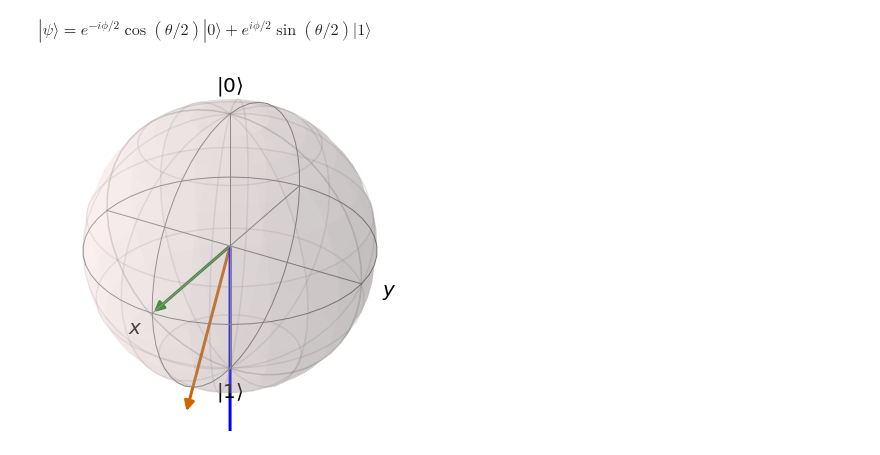
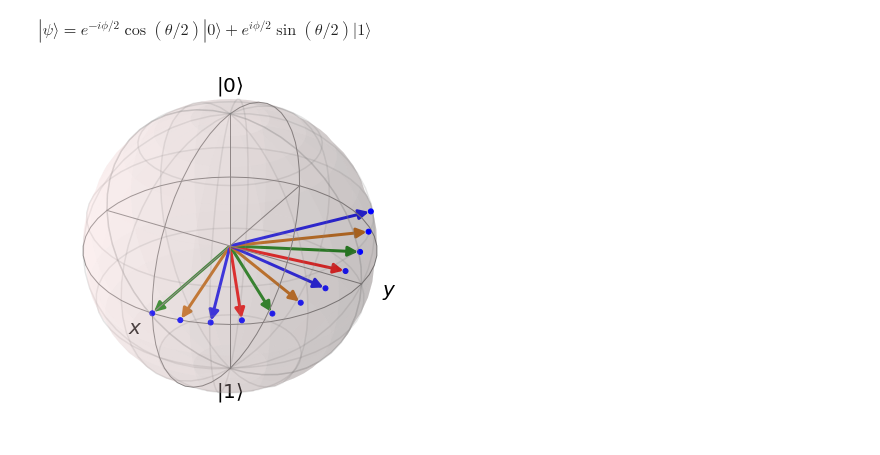
Before and after one commit to Sultanow/quantum, a Jupyter notebook: bloch_sphere/rotate_su2.ipynb, the cells around one changed output. Saved outputs shown, nothing was run; the diff lists cells and outputs as text; code cells hidden in the pictures.

```diff
--- a/bloch_sphere/rotate_su2.ipynb
+++ b/bloch_sphere/rotate_su2.ipynb
@@ -14,6 +14,15 @@ def to_spherical(state):
     θ = 2 * np.arccos(r0 / r)
     ϕ = ϕ1 - ϕ0
     return [r, θ, ϕ]
+
+def to_cartesian(polar):
+    r = polar[0]
+    θ = polar[1]
+    ϕ = polar[2]
+    x = r * np.sin(θ) * np.cos(ϕ)
+    y = r * np.sin(θ) * np.sin(ϕ)
+    z = r * np.cos(θ)
+    return [x, y, z]
 # %%
 #SU(2) rotation
 def rn_su2(θ, state, nx, ny, nz):
@@ -21,29 +30,40 @@ def rn_su2(θ, state, nx, ny, nz):
     arr = to_spherical(Ψ)
     s_θ = arr[1]
     s_ϕ = arr[2]
-    M_q = np.sin(s_θ)*np.cos(s_ϕ)*qt.sigmax() + np.sin(s_θ)*np.sin(s_ϕ)*qt.sigmay() + np.cos(s_θ)*qt.sigmaz()
+    M_q = np.eye(2) / 2 + 1/2 * (np.sin(s_θ)*np.cos(s_ϕ)*qt.sigmax() + np.sin(s_θ)*np.sin(s_ϕ)*qt.sigmay() + np.cos(s_θ)*qt.sigmaz())
     U_n = qt.qeye(2)*np.cos(θ/2) -1j*(nx*qt.sigmax()+ny*qt.sigmay()+nz*qt.sigmaz())*np.sin(θ/2)
     r_state = U_n*M_q*U_n.dag()
     return r_state
 # %%
 b = qt.Bloch()
 b.clear()
 b.make_sphere()
 
 states = []
+points = []
+
 alpha = 1/np.sqrt(2)
 beta = 1/np.sqrt(2)
 s = np.array([alpha,beta])
 state = qt.Qobj(s)
 states.append(state)
 
-rotated = rn_su2(np.pi/8, state, 0, 0, 1)
-states.append(rotated)
+Ψ = [complex(alpha, 0), complex(beta, 0)]
+polar = to_spherical(Ψ)
+pnt = to_cartesian(polar)
+points.append(pnt)
 
-rotated = rn_su2(np.pi/8, rotated, 0, 0, 1)
-states.append(rotated)
+rotated = state
+for i in range(0,10):
+    rotated = rn_su2(0.05, rotated, 1, 0, 0)
+    rotated = rn_su2(0.2, rotated, 0, 0, 1)
+    pnt = [(qt.sigmax()*rotated).tr(), (qt.sigmay()*rotated).tr(), (qt.sigmaz()*rotated).tr()]
+    states.append(rotated)
+    points.append(pnt)
 
 b.add_states(states)
+np_points = np.array(points)
+b.add_points([np_points[:,0], np_points[:,1], np_points[:,2]])
 b.show()
 # %% [output]
-[figure, old version]
+[figure, new version]
```
